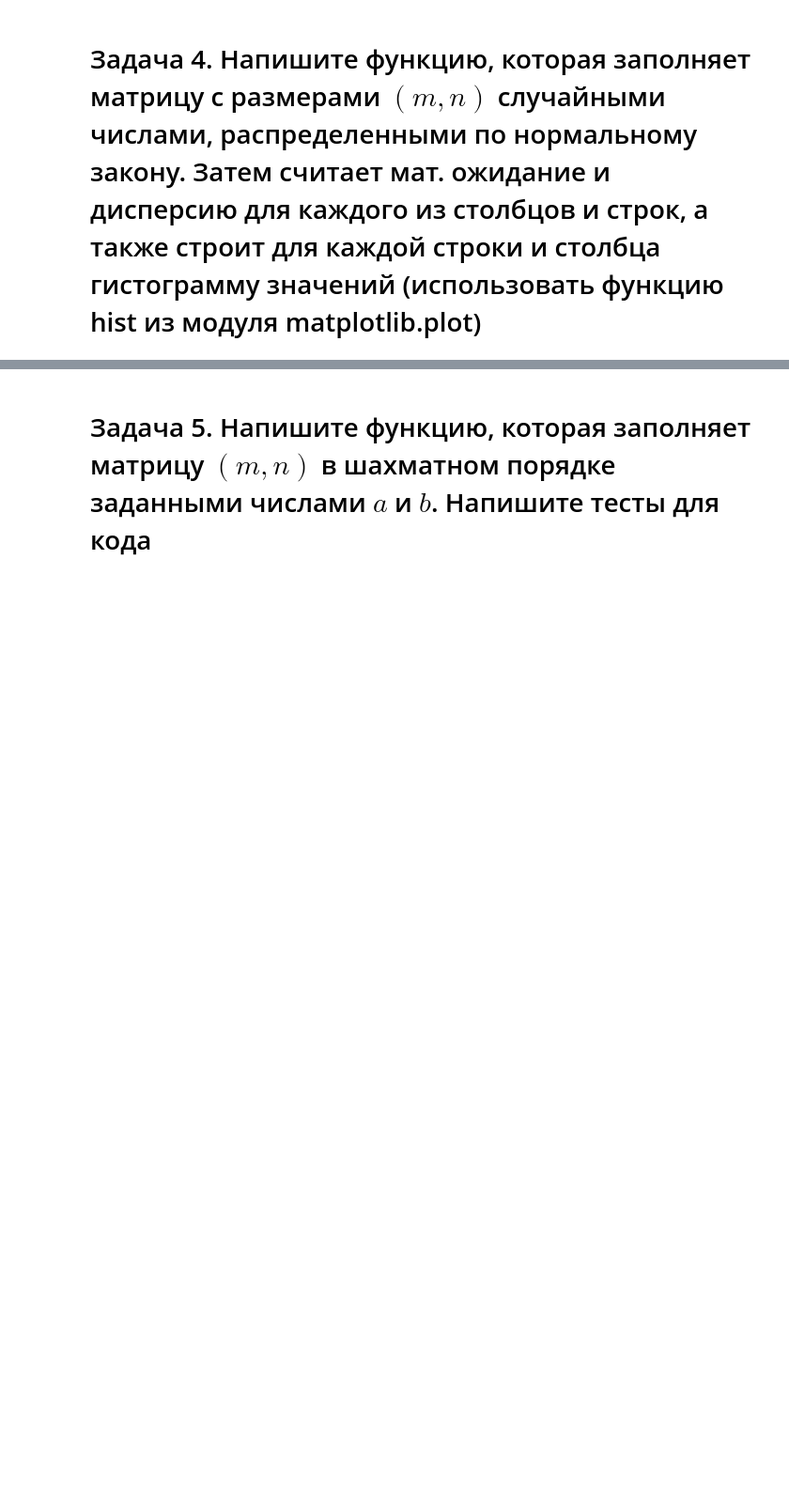
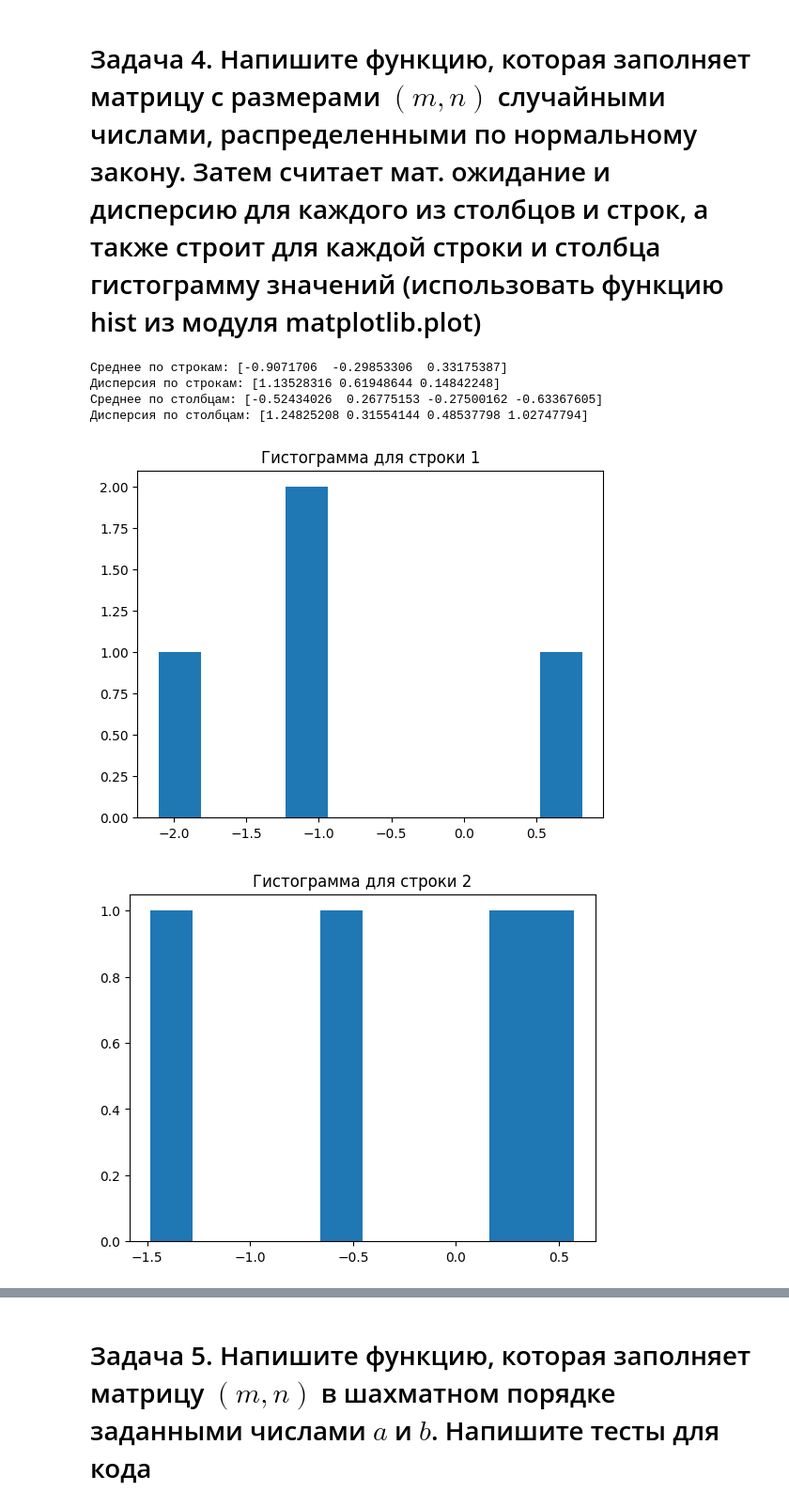
Before and after one commit to danimuchi/lab1, a Jupyter notebook: numpy.ipynb, the cells around one changed output, grey strips where cells are left out. Shown at 94% size. Drawn from its saved outputs; the diff is of its cells as text; code cells hidden in the pictures; blank space fills up the shorter version.

```diff
--- a/numpy.ipynb
+++ b/numpy.ipynb
@@ -88,47 +82,34 @@ test_unique()
 # %% [markdown]
 <h1>Задача 4. Напишите функцию, которая заполняет матрицу с размерами $(m, n)$ случайными числами, распределенными по нормальному закону. Затем считает мат. ожидание и дисперсию для каждого из столбцов и строк, а также строит для каждой строки и столбца гистограмму значений (использовать функцию hist из модуля matplotlib.plot)
 # %%
-def analyze_normal_matrix(m, n):
-    # Генерация матрицы
-    mat = np.random.normal(loc=0, scale=1, size=(m, n))
+def matrix(m,n):
+    mat = np.random.normal(size=(m,n))
 
-    # Расчет статистик для строк
     row_means = np.mean(mat, axis=1)
     row_vars = np.var(mat, axis=1)
-
-    # Расчет статистик для столбцов
     col_means = np.mean(mat, axis=0)
     col_vars = np.var(mat, axis=0)
 
-    # Построение гистограмм
-    plt.figure(figsize=(12, 6))
+    print("Среднее по строкам:", row_means)
+    print("Дисперсия по строкам:", row_vars)
+    print("Среднее по столбцам:", col_means)
+    print("Дисперсия по столбцам:", col_vars)
 
-    plt.subplot(1, 2, 1)
     for i in range(m):
-        plt.hist(mat[i, :], alpha=0.5, label=f'Row {i+1}')
-    plt.title('Row Histograms')
-    plt.legend()
+        plt.hist(mat[i, :])
+        plt.title(f"Гистограмма для строки {i+1}")
+        plt.show()
 
-    plt.subplot(1, 2, 2)
     for j in range(n):
-        plt.hist(mat[:, j], alpha=0.5, label=f'Col {j+1}')
-    plt.title('Column Histograms')
-    plt.legend()
+        plt.hist(mat[:, j])
+        plt.title(f"Гистограмма для столбца {j+1}")
+        plt.show()
 
-    plt.tight_layout()
-    plt.show()
-
-    return {
-        'matrix': mat,
-        'row_means': row_means,
-        'row_vars': row_vars,
-        'col_means': col_means,
-        'col_vars': col_vars
-    }
-
-# Пример использования
-results = analyze_normal_matrix(5, 5)
-print("Средние по строкам:", results['row_means'])
-print("Дисперсии по строкам:", results['row_vars'])
-print("Средние по столбцам:", results['col_means'])
-print("Дисперсии по столбцам:", results['col_vars'])
+matrix(3,4)
+# %% [output]
+Среднее по строкам: [-0.9071706  -0.29853306  0.33175387]
+Дисперсия по строкам: [1.13528316 0.61948644 0.14842248]
+Среднее по столбцам: [-0.52434026  0.26775153 -0.27500162 -0.63367605]
+Дисперсия по столбцам: [1.24825208 0.31554144 0.48537798 1.02747794]
+[figure, added]
+[figure, added]
```
Also changed, not shown: parts of 12 cells of this notebook, 1 other file.
